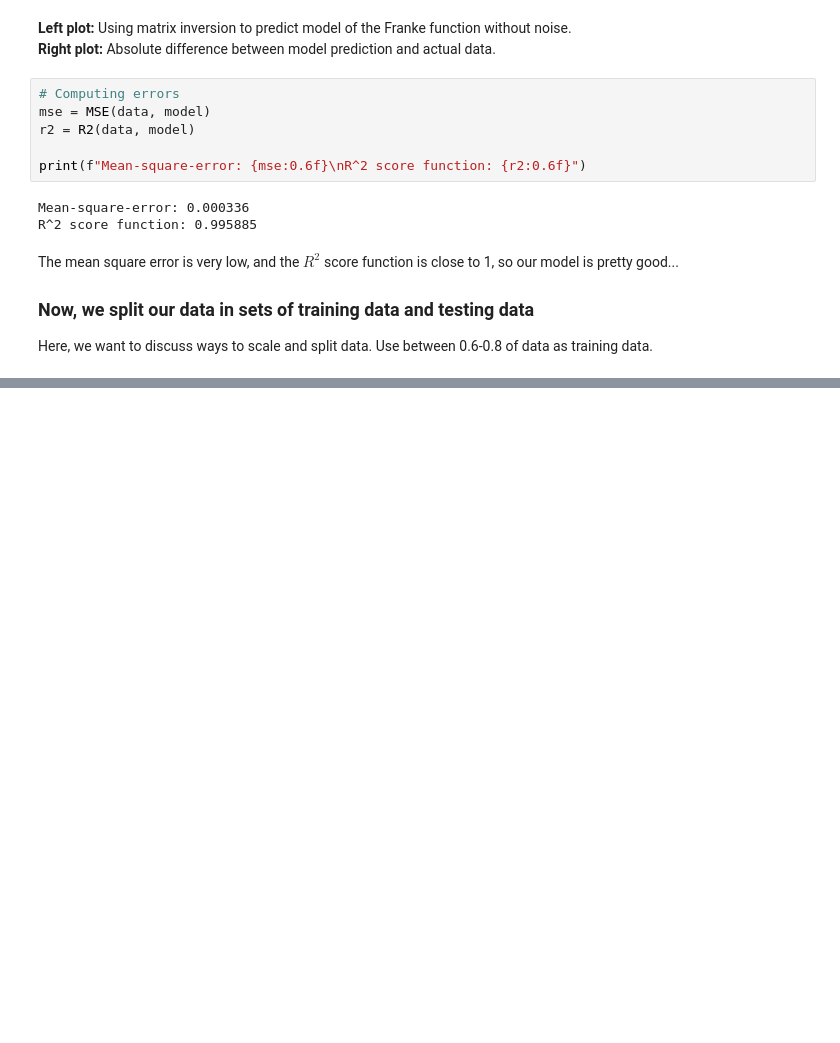
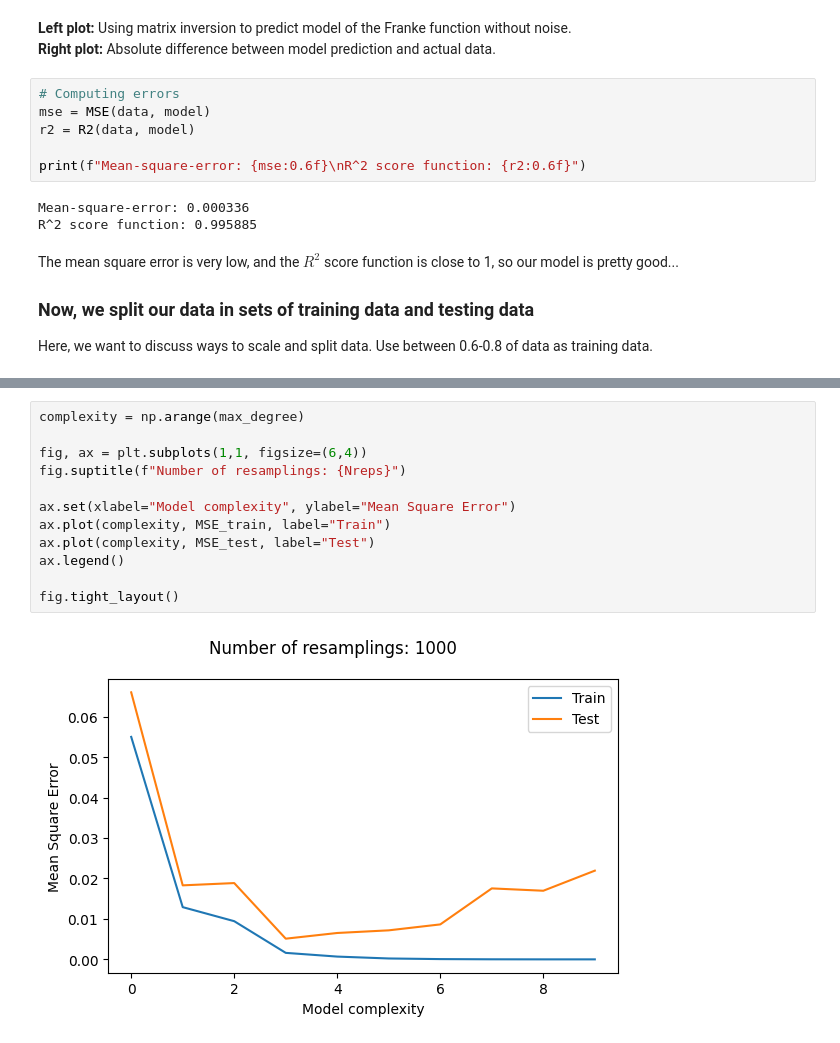
Before and after one commit to siljabl/CompSci-Projects, a Jupyter notebook: Project1/project1.ipynb, the cells around one changed output, grey strips where cells are left out. Drawn from its saved outputs; the diff is of its cells as text; blank space fills up the shorter version.

```diff
--- a/Project1/project1.ipynb
+++ b/Project1/project1.ipynb
@@ -105,0 +92,14 @@ fig.tight_layout()
+# %%
+complexity = np.arange(max_degree)
+
+fig, ax = plt.subplots(1,1, figsize=(6,4))
+fig.suptitle(f"Number of resamplings: {Nreps}")
+
+ax.set(xlabel="Model complexity", ylabel="Mean Square Error")
+ax.plot(complexity, MSE_train, label="Train")
+ax.plot(complexity, MSE_test, label="Test")
+ax.legend()
+
+fig.tight_layout()
+# %% [output]
+[figure, added]
```
Also changed, not shown: parts of 8 cells of this notebook.
